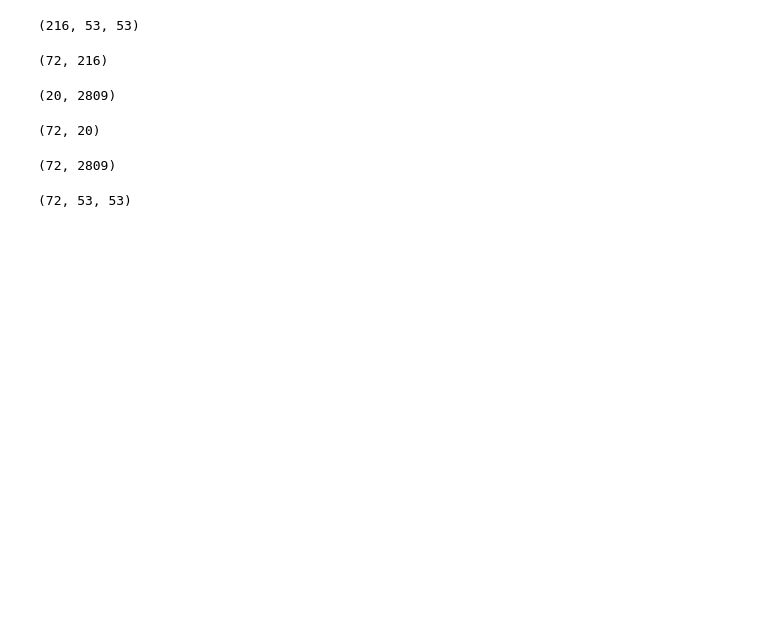
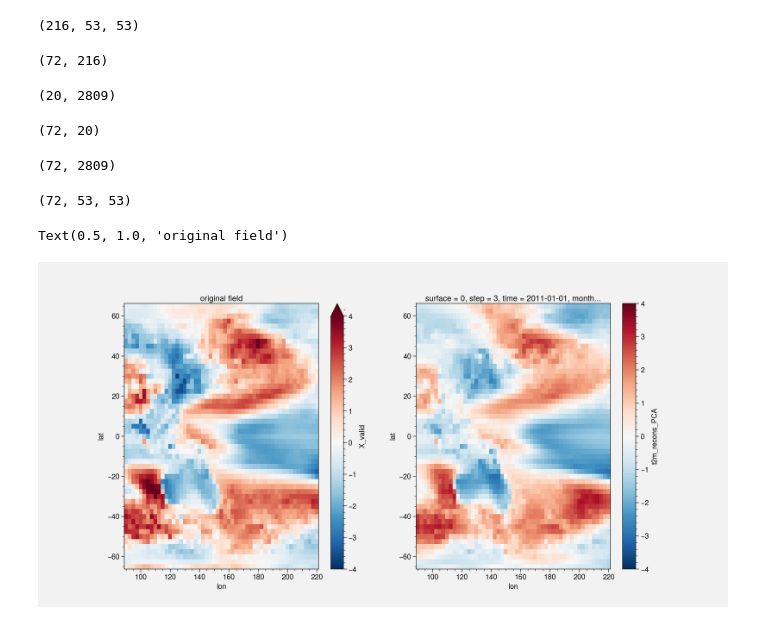
Before and after one commit to nicolasfauchereau/ML4seas, a Jupyter notebook: features-extractors/dimensionality_reduction/AE_vs_PCA/HOML_2_AE_GANS_climate.ipynb, the cells around one changed output. Cells and saved outputs as stored; diff of their text form; code cells hidden in the pictures; blank space fills up the shorter version.

```diff
--- a/features-extractors/dimensionality_reduction/AE_vs_PCA/HOML_2_AE_GANS_climate.ipynb
+++ b/features-extractors/dimensionality_reduction/AE_vs_PCA/HOML_2_AE_GANS_climate.ipynb
@@ -330,3 +355,16 @@ recons_pca = recons_pca.reshape(recons_pca.shape[0], ny, nx)
 recons_pca.shape
 # %% [output]
 (72, 53, 53)
+# %%
+dset_valid[var_name.lower() + '_recons_PCA'] = (('time','lat','lon'), recons_pca)
+# %%
+f, axes = plt.subplots(ncols=2, figsize=(12, 6))
+
+dset_valid.isel(time=i)['X_valid'].plot(ax=axes[0], vmin=-4, vmax=4, cmap=plt.cm.RdBu_r)
+
+dset_valid.isel(time=i)[var_name.lower() + '_recons_PCA'].plot(ax=axes[1], vmin=-4,  vmax=4, cmap=plt.cm.RdBu_r)
+
+axes[0].set_title('original field')
+# %% [output]
+Text(0.5, 1.0, 'original field')
+[figure, added]
```
Also changed, not shown: parts of 24 cells of this notebook.
